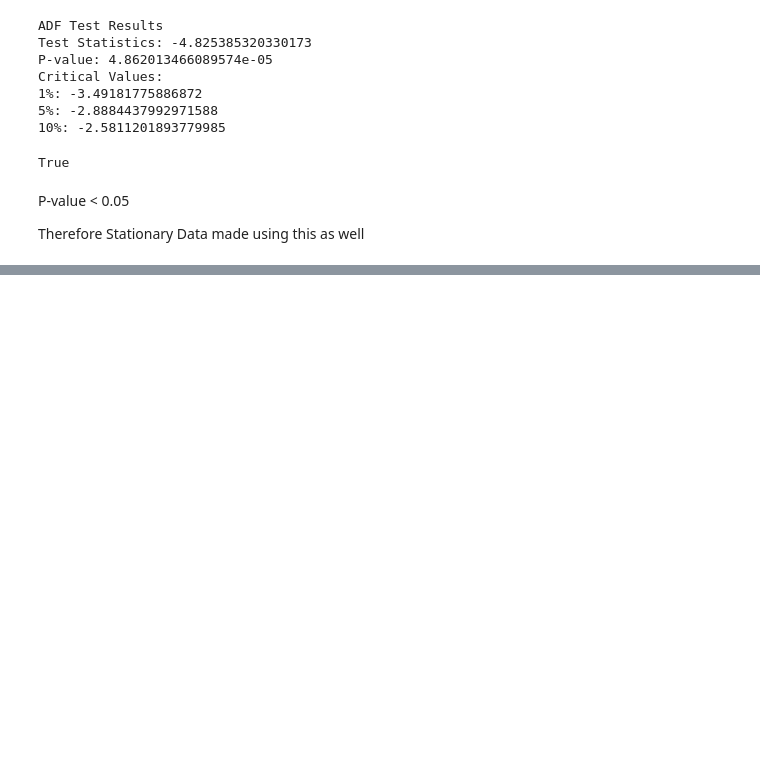
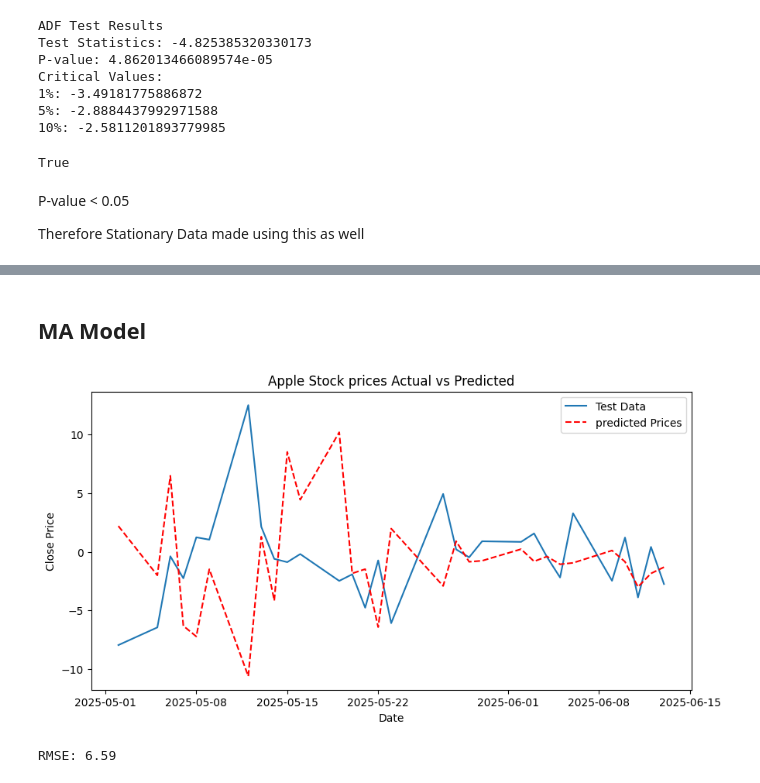
Before and after one commit to itzuditsharma/Time-Series-Analysis, a Jupyter notebook: 01_Temporal_Components.ipynb, the cells around one changed output, grey strips where cells are left out. Saved outputs shown, nothing was run; the diff lists cells and outputs as text; code cells hidden in the pictures; blank space fills up the shorter version.

```diff
--- a/01_Temporal_Components.ipynb
+++ b/01_Temporal_Components.ipynb
@@ -516,0 +570,31 @@ Therefore Stationary Data made using this as well
+# %% [markdown]
+## MA Model
+# %%
+from statsmodels.tsa.arima.model import ARIMA
+
+# We dont have any specific model for MA, so we can pass the last value in ARIMA, that will work like MA model
+
+model = ARIMA(train_data, order = (0,0, 30))
+model_fit = model.fit()
+
+# Make predictions on test data
+predictions = model_fit.predict(
+    start = len(train_data),
+    end = len(train_data) + len(test_data) - 1,
+    dynamic = False
+)
+
+plt.figure(figsize=(10,5))
+plt.plot(test_data.index, test_data, label = 'Test Data')
+plt.plot(test_data.index, predictions, label = 'predicted Prices', color = 'red', linestyle = '--')
+plt.title("Apple Stock prices Actual vs Predicted")
+plt.xlabel("Date")
+plt.ylabel("Close Price")
+plt.legend()
+plt.show()
+
+rmse = round(np.sqrt(mean_squared_error(test_data, predictions)),2)
+print(f"RMSE: {rmse}")
+# %% [output]
+[figure, added]
+RMSE: 6.59
```
Also changed, not shown: parts of 12 cells of this notebook.
